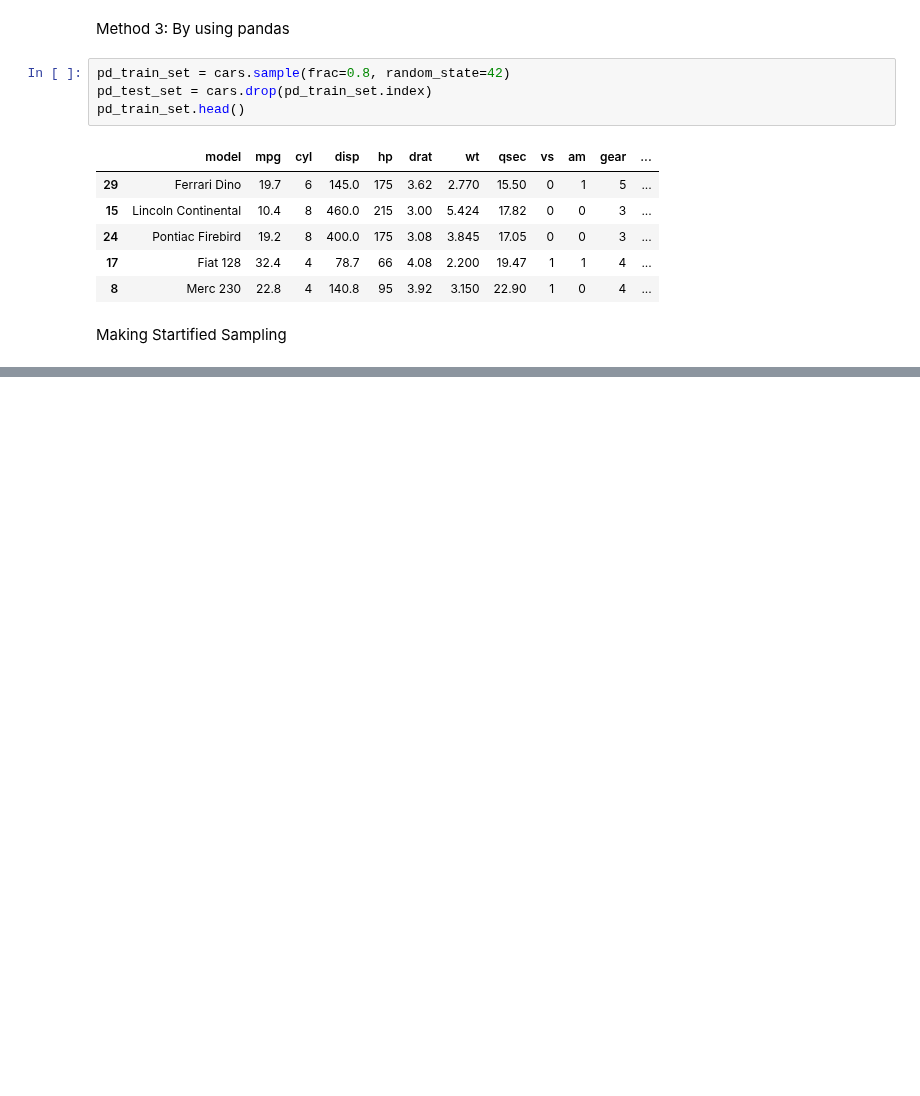
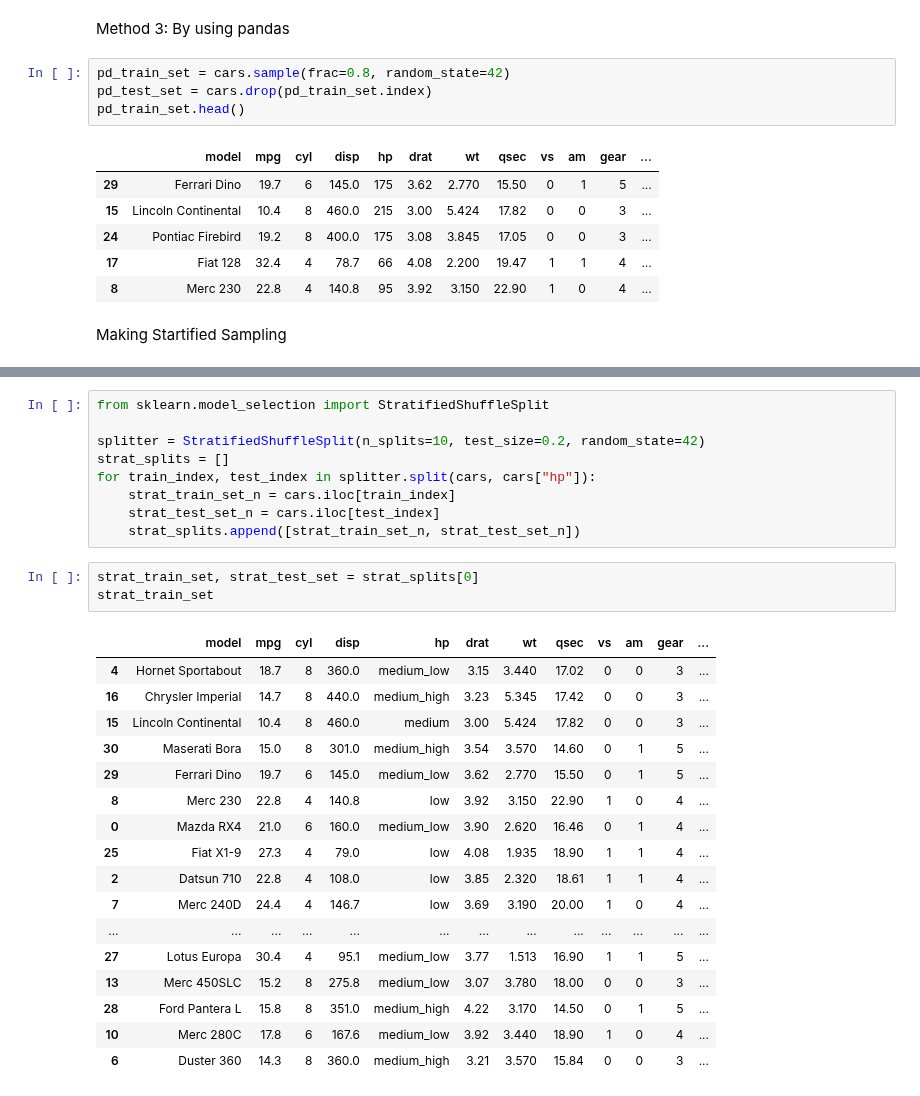
Before and after one commit to khalidkhankakar/Pandas-for-Data-Science, a Jupyter notebook: real world practice/main.ipynb, the cells around one changed output, grey strips where cells are left out. Drawn from its saved outputs; the diff is of its cells as text; blank space fills up the shorter version.

```diff
--- a/real world practice/main.ipynb
+++ b/real world practice/main.ipynb
@@ -130,0 +131,30 @@ plt.show()
+# %%
+from sklearn.model_selection import StratifiedShuffleSplit
+
+splitter = StratifiedShuffleSplit(n_splits=10, test_size=0.2, random_state=42)
+strat_splits = []
+for train_index, test_index in splitter.split(cars, cars["hp"]):
+    strat_train_set_n = cars.iloc[train_index]
+    strat_test_set_n = cars.iloc[test_index]
+    strat_splits.append([strat_train_set_n, strat_test_set_n])
+# %%
+strat_train_set, strat_test_set = strat_splits[0]
+strat_train_set
+# %% [output]
+|  | model | mpg | cyl | disp | hp | drat | wt | qsec | vs | am | gear | ... |
+| 4 | Hornet Sportabout | 18.7 | 8 | 360.0 | medium_low | 3.15 | 3.440 | 17.02 | 0 | 0 | 3 | ... |
+| 16 | Chrysler Imperial | 14.7 | 8 | 440.0 | medium_high | 3.23 | 5.345 | 17.42 | 0 | 0 | 3 | ... |
+| 15 | Lincoln Continental | 10.4 | 8 | 460.0 | medium | 3.00 | 5.424 | 17.82 | 0 | 0 | 3 | ... |
+| 30 | Maserati Bora | 15.0 | 8 | 301.0 | medium_high | 3.54 | 3.570 | 14.60 | 0 | 1 | 5 | ... |
+| 29 | Ferrari Dino | 19.7 | 6 | 145.0 | medium_low | 3.62 | 2.770 | 15.50 | 0 | 1 | 5 | ... |
+| 8 | Merc 230 | 22.8 | 4 | 140.8 | low | 3.92 | 3.150 | 22.90 | 1 | 0 | 4 | ... |
+| 0 | Mazda RX4 | 21.0 | 6 | 160.0 | medium_low | 3.90 | 2.620 | 16.46 | 0 | 1 | 4 | ... |
+| 25 | Fiat X1-9 | 27.3 | 4 | 79.0 | low | 4.08 | 1.935 | 18.90 | 1 | 1 | 4 | ... |
+| 2 | Datsun 710 | 22.8 | 4 | 108.0 | low | 3.85 | 2.320 | 18.61 | 1 | 1 | 4 | ... |
+| 7 | Merc 240D | 24.4 | 4 | 146.7 | low | 3.69 | 3.190 | 20.00 | 1 | 0 | 4 | ... |
+| ... | ... | ... | ... | ... | ... | ... | ... | ... | ... | ... | ... | ... |
+| 27 | Lotus Europa | 30.4 | 4 | 95.1 | medium_low | 3.77 | 1.513 | 16.90 | 1 | 1 | 5 | ... |
+| 13 | Merc 450SLC | 15.2 | 8 | 275.8 | medium_low | 3.07 | 3.780 | 18.00 | 0 | 0 | 3 | ... |
+| 28 | Ford Pantera L | 15.8 | 8 | 351.0 | medium_high | 4.22 | 3.170 | 14.50 | 0 | 1 | 5 | ... |
+| 10 | Merc 280C | 17.8 | 6 | 167.6 | medium_low | 3.92 | 3.440 | 18.90 | 1 | 0 | 4 | ... |
+| 6 | Duster 360 | 14.3 | 8 | 360.0 | medium_high | 3.21 | 3.570 | 15.84 | 0 | 0 | 3 | ... |
```
Also changed, not shown: parts of 2 cells of this notebook.
